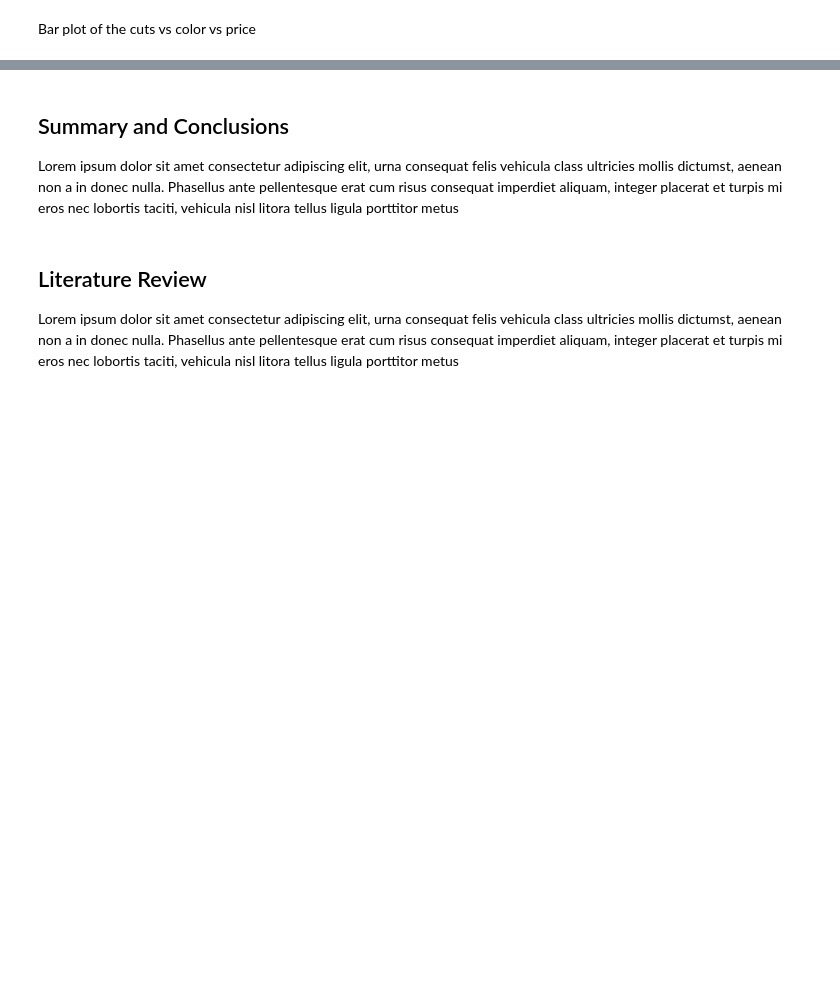
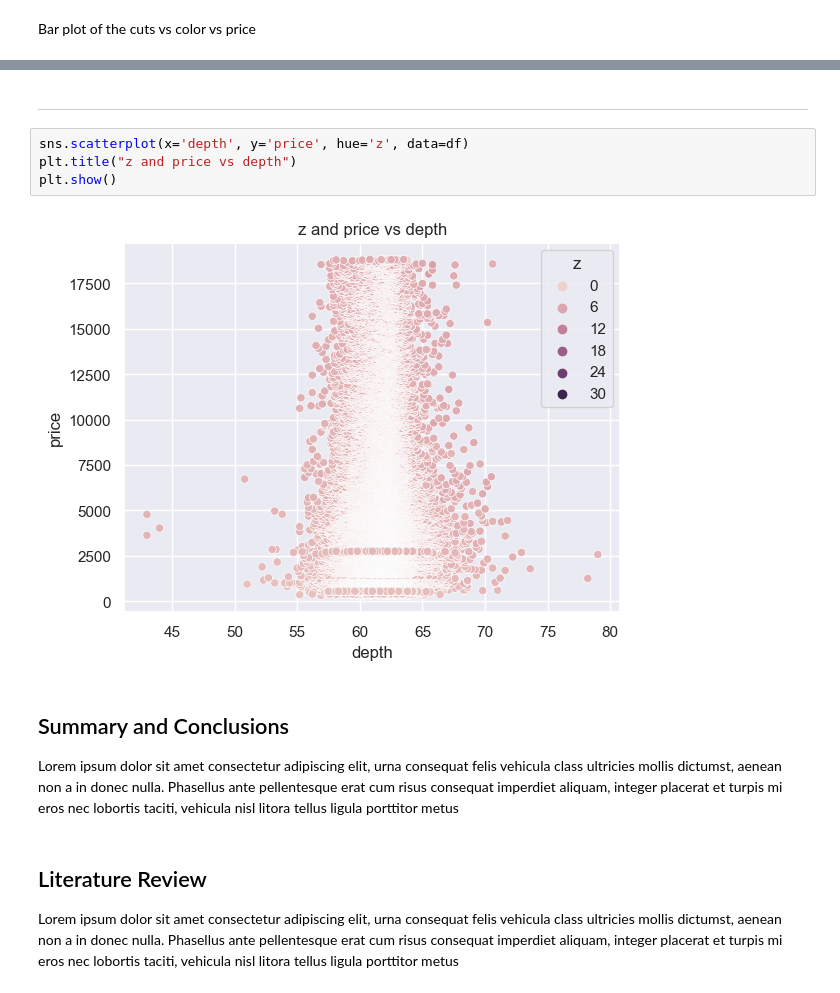
Before and after one commit to ritizzzz/math-phase1, a Jupyter notebook: phase1.ipynb, the cells around one changed output, grey strips where cells are left out. Drawn from its saved outputs; the diff is of its cells as text; blank space fills up the shorter version.

```diff
--- a/phase1.ipynb
+++ b/phase1.ipynb
@@ -416,3 +422,11 @@ sns.scatterplot(df['clarity'], df['price'],
+# %% [markdown]
+<hr>
+# %%
+sns.scatterplot(x='depth', y='price', hue='z', data=df)
+plt.title("z and price vs depth")
+plt.show()
+# %% [output]
+[figure, added]
 # %% [markdown]
 ## Summary and Conclusions
 Lorem ipsum dolor sit amet consectetur adipiscing elit, urna consequat felis vehicula class ultricies mollis dictumst, aenean non a in donec nulla. Phasellus ante pellentesque erat cum risus consequat imperdiet aliquam, integer placerat et turpis mi eros nec lobortis taciti, vehicula nisl litora tellus ligula porttitor metus
```
Also changed, not shown: parts of 22 cells of this notebook.
